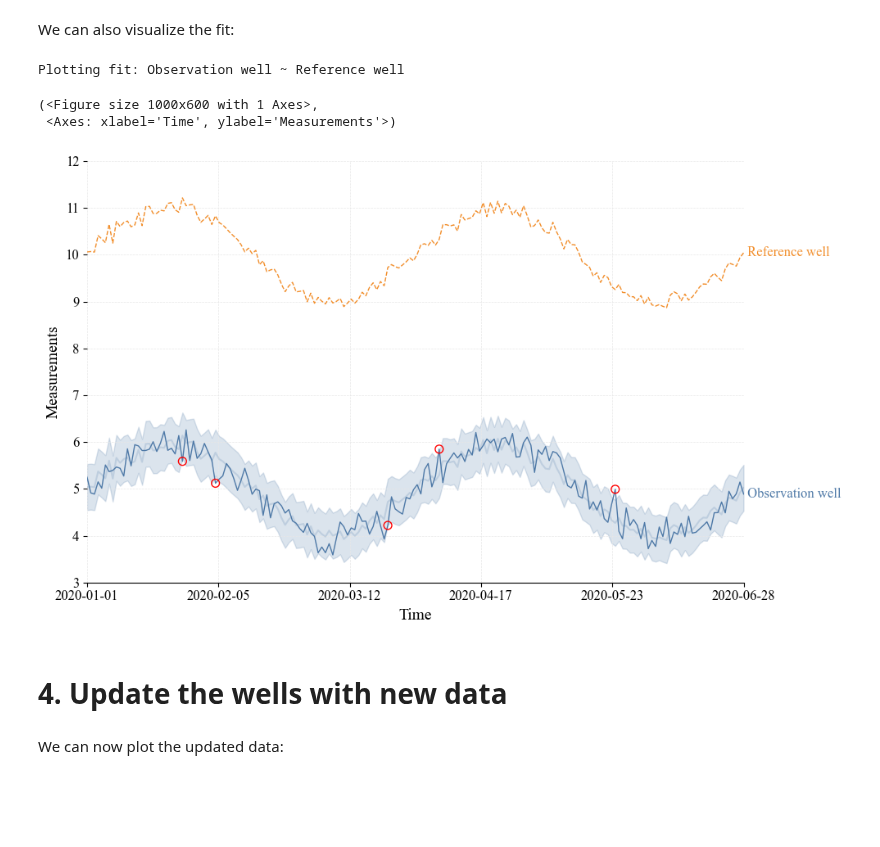
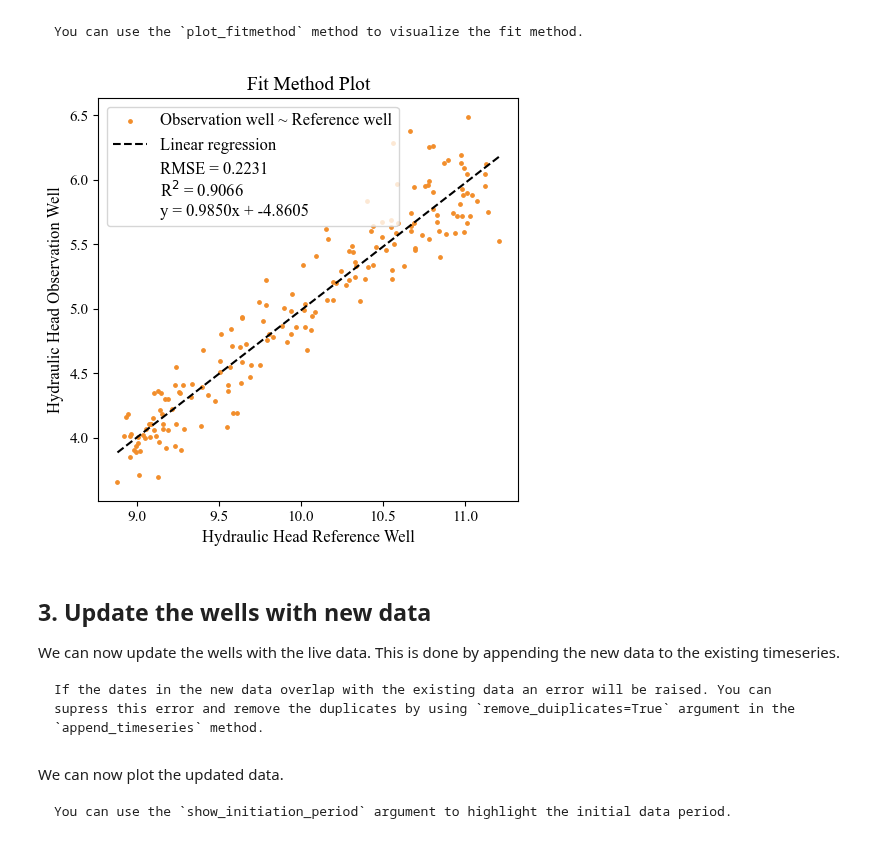
Before and after one commit to sgfsweden/gwrefpy, a Jupyter notebook: docs/tutorials/livedata.ipynb, the cells around one changed output. Saved outputs shown, nothing was run; the diff lists cells and outputs as text; code cells hidden in the pictures; blank space fills up the shorter version.

````diff
--- a/docs/tutorials/livedata.ipynb
+++ b/docs/tutorials/livedata.ipynb
@@ -17,6 +17,7 @@ We will cover the following topics:
 import gwrefpy as gr
 import pandas as pd
 import numpy as np
+gr.set_log_level("ERROR")
 
 ndays_init = 180 # initial data length
 ndays_live = 365 # live data length
@@ -26,6 +27,15 @@ dates_live = pd.date_range(start=dates_init[-1], periods=ndays_live, freq="D") #
 # create synthetic data
 obs_init = pd.Series(5 + np.sin(np.linspace(0, 4 * np.pi, ndays_init)) + (np.random.normal(0, 0.1, ndays_init) * 2), index=dates_init)
 ref_init = pd.Series(10 + np.sin(np.linspace(0, 4 * np.pi, ndays_init)) + np.random.normal(0, 0.1, ndays_init), index=dates_init)
-obs_live = pd.Series(5 + np.sin(np.linspace(0, 6 * np.pi, ndays_live)) + (np.random.normal(0, 0.2, ndays_live) * 2), index=dates_live)
+obs_live = pd.Series(5 + np.sin(np.linspace(0, 6 * np.pi, ndays_live)) + (np.random.normal(0, 0.11, ndays_live) * 2), index=dates_live)
+# add a drawdown event in the middle of the live data
+start = int(ndays_live / 4)
+end = int(ndays_live / 2)
+half = (end - start) // 2
+x = np.concatenate([
+    np.linspace(0, 1, half, endpoint=False),
+    np.linspace(1, 0, (end - start) - half)
+])
+obs_live[start:end] -= 1.2 * x**2
 ref_live = pd.Series(10 + np.sin(np.linspace(0, 6 * np.pi, ndays_live)) + np.random.normal(0, 0.1, ndays_live), index=dates_live)
 # %% [markdown]
@@ -57,12 +73,15 @@ Time Offset: 0D
 # %% [markdown]
-We can also visualize the fit:
+```{tip}
+You can use the `plot_fitmethod` method to visualize the fit method.
+```
 # %%
-model.plot_fits(plot_style="fancy", color_style="color")
+_ = model.plot_fitmethod(plot_style="fancy", color_style="color")
 # %% [output]
-Plotting fit: Observation well ~ Reference well
-(<Figure size 1000x600 with 1 Axes>,
- <Axes: xlabel='Time', ylabel='Measurements'>)
-[figure, old version]
+[figure, new version]
 # %% [markdown]
-# 4. Update the wells with new data
+## 3. Update the wells with new data
+We can now update the wells with the live data. This is done by appending the new data to the existing timeseries.
+```{warning}
+If the dates in the new data overlap with the existing data an error will be raised. You can supress this error and remove the duplicates by using `remove_duiplicates=True` argument in the `append_timeseries` method.
+```
 # %%
@@ -71,3 +90,7 @@ well_ref.append_timeseries(ref_live)
 # %% [markdown]
-We can now plot the updated data:
+We can now plot the updated data.
+
+```{tip}
+You can use the `show_initiation_period` argument to highlight the initial data period.
+```
 # %%
````
Also changed, not shown: parts of 10 cells of this notebook, 1 other file.
